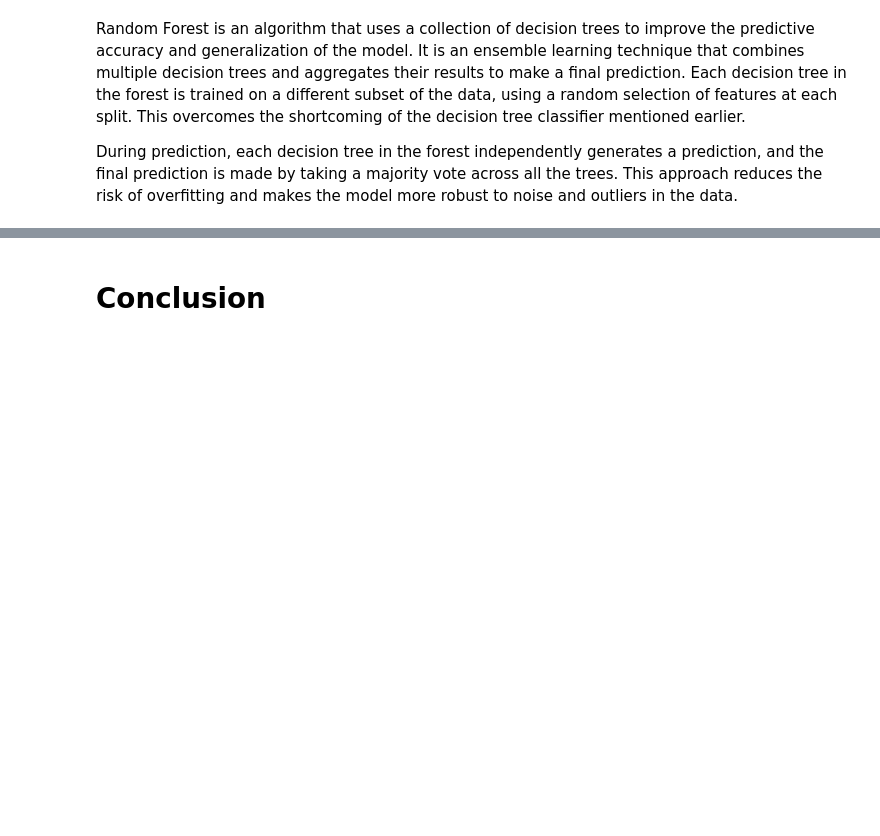
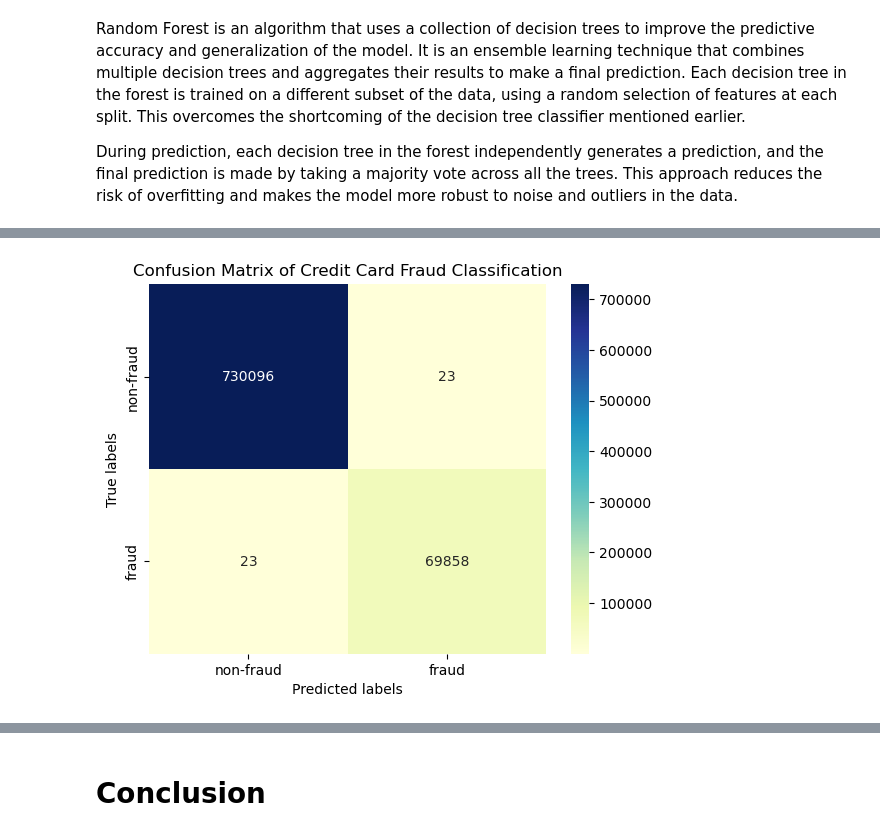
Before and after one commit to JonAndYu/ECON323-Project, a Jupyter notebook: project.ipynb, the cells around one changed output, grey strips where cells are left out. Saved outputs shown, nothing was run; the diff lists cells and outputs as text; code cells hidden in the pictures; blank space fills up the shorter version.

Commit message:
random forest classifier added

```diff
--- a/project.ipynb
+++ b/project.ipynb
@@ -661,3 +649,17 @@ From the performance and f1 scores of all the methods, we will choose the cost-s
 Random Forest is an algorithm that uses a collection of decision trees to improve the predictive accuracy and generalization of the model. It is an ensemble learning technique that combines multiple decision trees and aggregates their results to make a final prediction. Each decision tree in the forest is trained on a different subset of the data, using a random selection of features at each split. This overcomes the shortcoming of the decision tree classifier mentioned earlier.
 
 During prediction, each decision tree in the forest independently generates a prediction, and the final prediction is made by taking a majority vote across all the trees. This approach reduces the risk of overfitting and makes the model more robust to noise and outliers in the data.
+# %%
+np.random.seed(1)
+# Define the random forest classifier
+rfc = RandomForestClassifier(n_estimators=100, random_state=123)
+
+# Fit the random forest classifier on the training data
+rfc.fit(X_train, y_train)
+
+# Make predictions on the testing set
+rfc_pred = rfc.predict(X_test)
+
+# Print classification report
+print(classification_report(y_test, rfc_pred))
+print(mean_std_cross_val_scores(rfc, X_train, y_train, return_train_score=True, scoring=["f1_macro","accuracy","precision","recall"]))
@@ -663,0 +687,4 @@ During prediction, each decision tree in the forest independently generates a pr
+# %%
+conf_mat_maker(y_test, rfc_pred)
+# %% [output]
+[figure, added]
```
Also changed, not shown: parts of 27 cells of this notebook.
